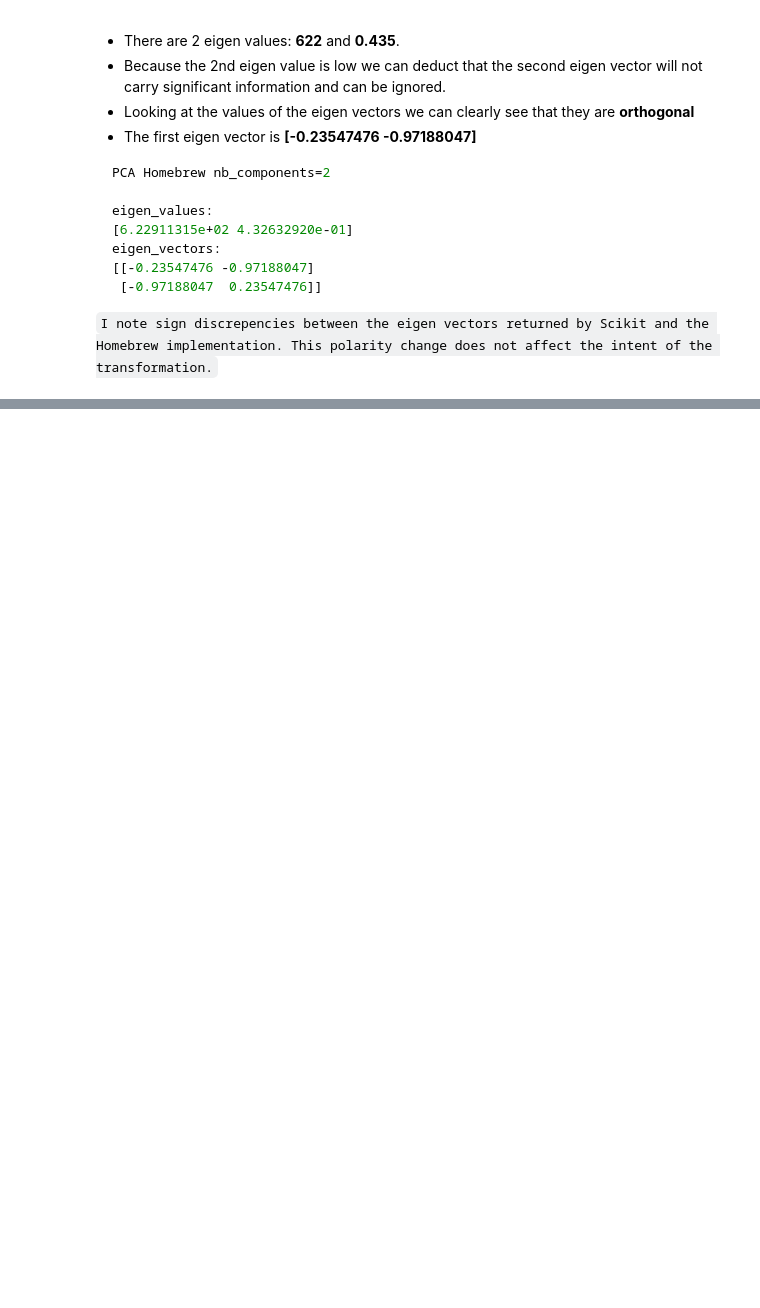
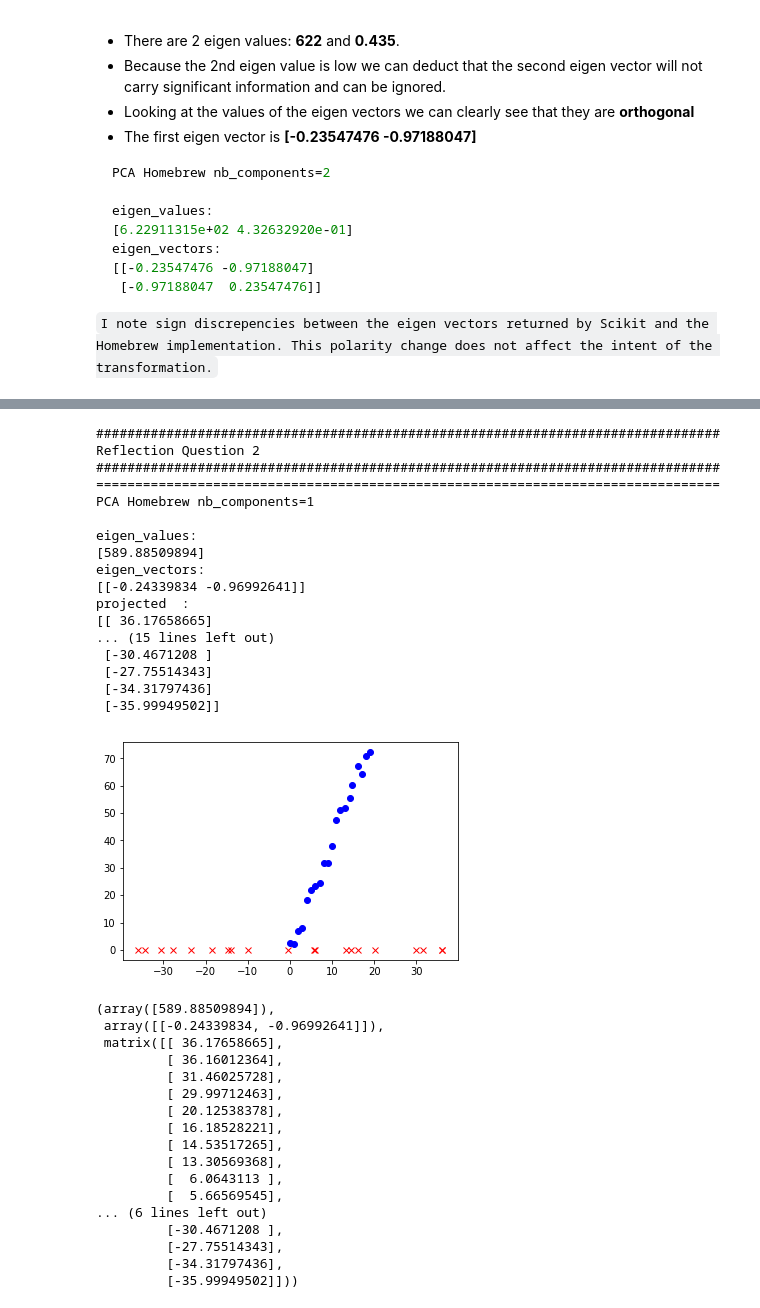
Before and after one commit to vipulpopat/MSCAI_CE4021_Week5, a Jupyter notebook: Etivity5.ipynb, the cells around one changed output, grey strips where cells are left out. Saved outputs shown, nothing was run; the diff lists cells and outputs as text; code cells hidden in the pictures; blank space fills up the shorter version.

```diff
--- a/Etivity5.ipynb
+++ b/Etivity5.ipynb
@@ -385,0 +575,45 @@ We can generalise by saying that, since the second eigen value is low, it can be
+# %%
+    print("#"*80)
+    print("Reflection Question 2")
+    print("#"*80)
+
+    my_homebrew = My_pca()
+    my_homebrew.algo = Algo.HOMEBREW
+    my_homebrew.nb_components = 1
+    my_homebrew.transform(data)
+# %% [output]
+################################################################################
+Reflection Question 2
+################################################################################
+================================================================================
+PCA Homebrew nb_components=1
+
+eigen_values:
+[589.88509894]
+eigen_vectors:
+[[-0.24339834 -0.96992641]]
+projected  :
+[[ 36.17658665]
+... (15 lines left out)
+ [-30.4671208 ]
+ [-27.75514343]
+ [-34.31797436]
+ [-35.99949502]]
+[figure, added]
+(array([589.88509894]),
+ array([[-0.24339834, -0.96992641]]),
+ matrix([[ 36.17658665],
+         [ 36.16012364],
+         [ 31.46025728],
+         [ 29.99712463],
+         [ 20.12538378],
+         [ 16.18528221],
+         [ 14.53517265],
+         [ 13.30569368],
+         [  6.0643113 ],
+         [  5.66569545],
+... (6 lines left out)
+         [-30.4671208 ],
+         [-27.75514343],
+         [-34.31797436],
+         [-35.99949502]]))
```
Also changed, not shown: parts of 10 cells of this notebook, 1 other file.
